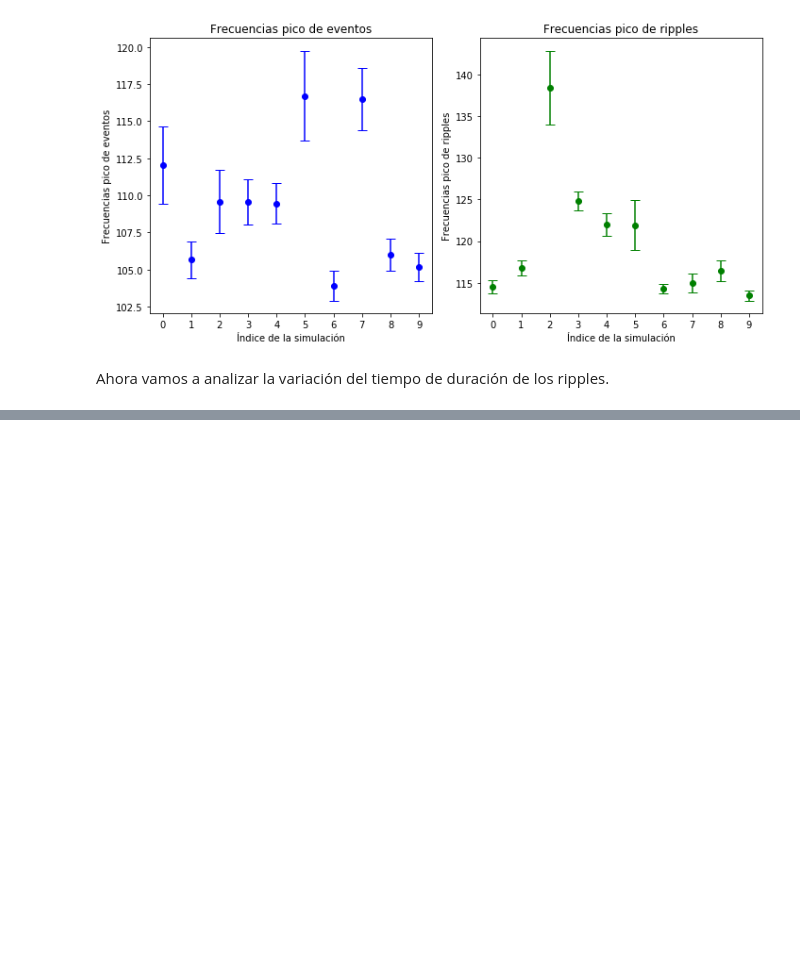
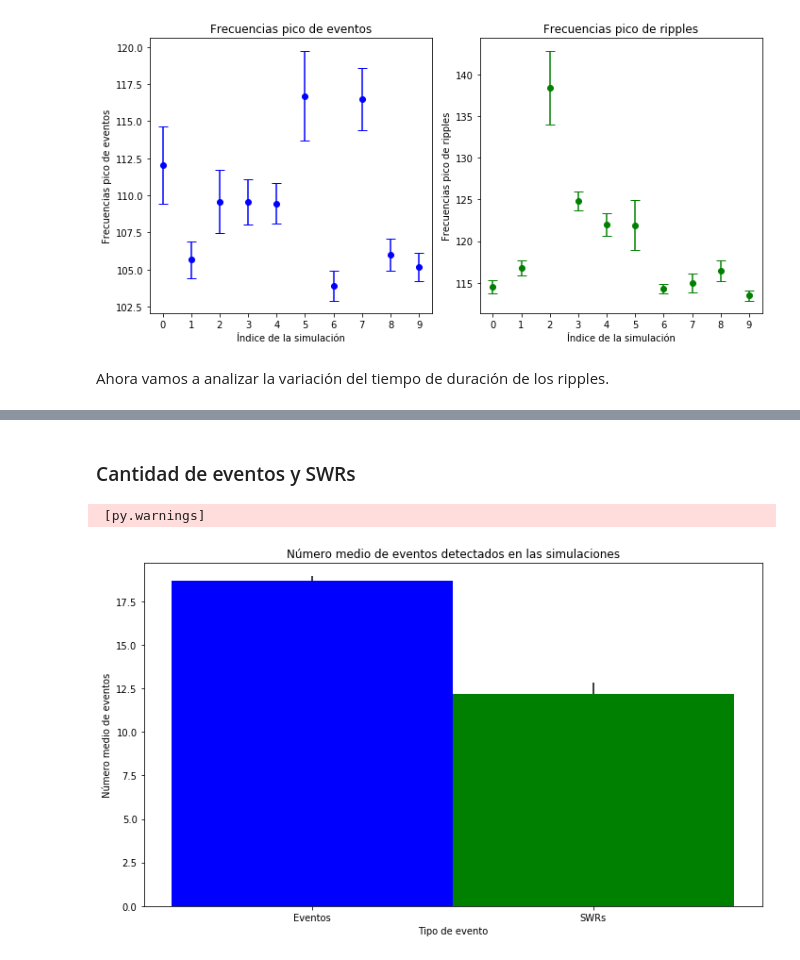
Before and after one commit to juanluserra/TFM-BigData, a Jupyter notebook: generar-ruido/varianza_simulaciones.ipynb, the cells around one changed output, grey strips where cells are left out. Saved outputs shown, nothing was run; the diff lists cells and outputs as text; code cells hidden in the pictures; blank space fills up the shorter version.

Commit message:
gráficas de psd, peak_f, n_eventos propias creadas

```diff
--- a/generar-ruido/varianza_simulaciones.ipynb
+++ b/generar-ruido/varianza_simulaciones.ipynb
@@ -257,0 +306,13 @@ plt.show()
+# %%
+data_dict: Dict[str, Any] = data_to_dict(str(results_folder))
+dicts = [data_dict, data_dict, data_dict, data_dict]
+# %% [markdown]
+### Cantidad de eventos y SWRs
+# %%
+n_detects_single(
+    data_dict=data_dict,
+    figsize=(10, 6)
+)
+# %% [output]
+ [py.warnings]
+[figure, added]
```
Also changed, not shown: parts of 19 cells of this notebook, 2 other files.
